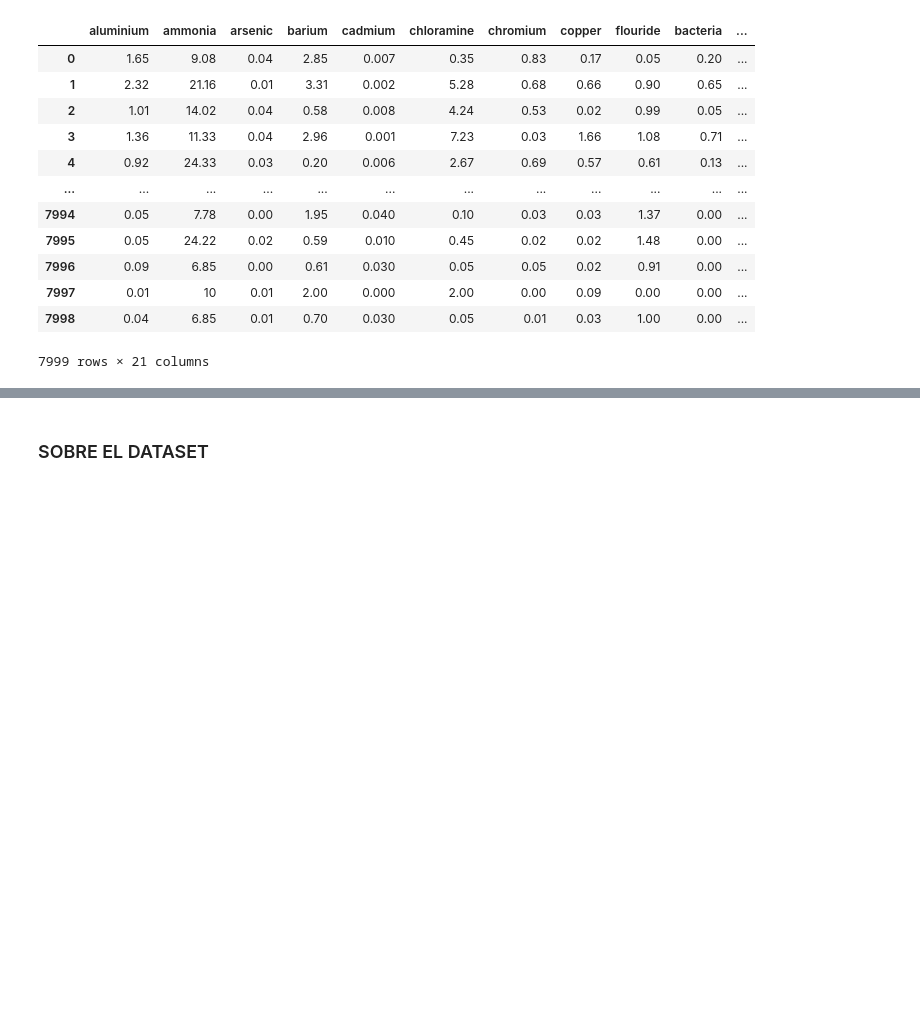
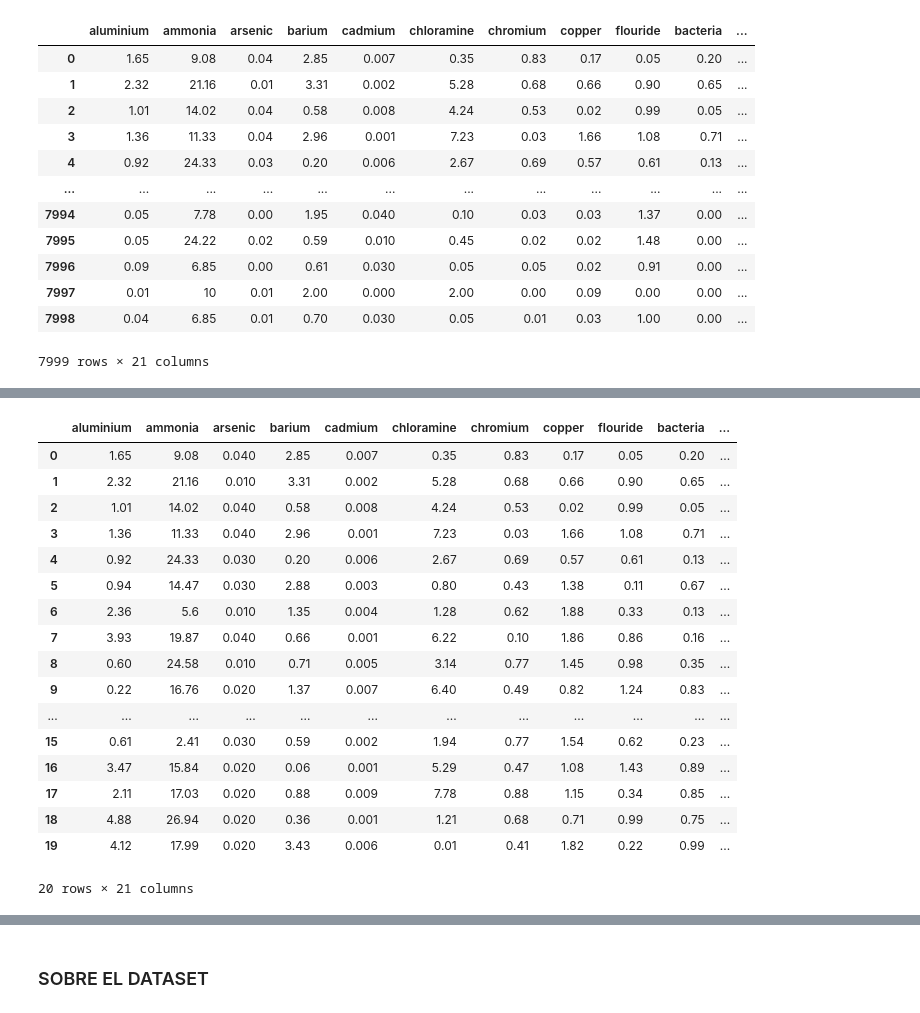
Before and after one commit to FacundoCardozo5/CoderHouse_CH-32845, a Jupyter notebook: notebooks/DatasetsCardozo.ipynb, the cells around one changed output, grey strips where cells are left out. Cells and saved outputs as stored; diff of their text form; code cells hidden in the pictures; blank space fills up the shorter version.

```diff
--- a/notebooks/DatasetsCardozo.ipynb
+++ b/notebooks/DatasetsCardozo.ipynb
@@ -25,0 +28,21 @@ df = pd.read_csv('/workspaces/CoderHouse_CH-32845/data/raw/waterquality.csv')
+# %%
+df.head(20)
+# %% [output]
+|  | aluminium | ammonia | arsenic | barium | cadmium | chloramine | chromium | copper | flouride | bacteria | ... |
+| 0 | 1.65 | 9.08 | 0.040 | 2.85 | 0.007 | 0.35 | 0.83 | 0.17 | 0.05 | 0.20 | ... |
+| 1 | 2.32 | 21.16 | 0.010 | 3.31 | 0.002 | 5.28 | 0.68 | 0.66 | 0.90 | 0.65 | ... |
+| 2 | 1.01 | 14.02 | 0.040 | 0.58 | 0.008 | 4.24 | 0.53 | 0.02 | 0.99 | 0.05 | ... |
+| 3 | 1.36 | 11.33 | 0.040 | 2.96 | 0.001 | 7.23 | 0.03 | 1.66 | 1.08 | 0.71 | ... |
+| 4 | 0.92 | 24.33 | 0.030 | 0.20 | 0.006 | 2.67 | 0.69 | 0.57 | 0.61 | 0.13 | ... |
+| 5 | 0.94 | 14.47 | 0.030 | 2.88 | 0.003 | 0.80 | 0.43 | 1.38 | 0.11 | 0.67 | ... |
+| 6 | 2.36 | 5.6 | 0.010 | 1.35 | 0.004 | 1.28 | 0.62 | 1.88 | 0.33 | 0.13 | ... |
+| 7 | 3.93 | 19.87 | 0.040 | 0.66 | 0.001 | 6.22 | 0.10 | 1.86 | 0.86 | 0.16 | ... |
+| 8 | 0.60 | 24.58 | 0.010 | 0.71 | 0.005 | 3.14 | 0.77 | 1.45 | 0.98 | 0.35 | ... |
+| 9 | 0.22 | 16.76 | 0.020 | 1.37 | 0.007 | 6.40 | 0.49 | 0.82 | 1.24 | 0.83 | ... |
+| ... | ... | ... | ... | ... | ... | ... | ... | ... | ... | ... | ... |
+| 15 | 0.61 | 2.41 | 0.030 | 0.59 | 0.002 | 1.94 | 0.77 | 1.54 | 0.62 | 0.23 | ... |
+| 16 | 3.47 | 15.84 | 0.020 | 0.06 | 0.001 | 5.29 | 0.47 | 1.08 | 1.43 | 0.89 | ... |
+| 17 | 2.11 | 17.03 | 0.020 | 0.88 | 0.009 | 7.78 | 0.88 | 1.15 | 0.34 | 0.85 | ... |
+| 18 | 4.88 | 26.94 | 0.020 | 0.36 | 0.001 | 1.21 | 0.68 | 0.71 | 0.99 | 0.75 | ... |
+| 19 | 4.12 | 17.99 | 0.020 | 3.43 | 0.006 | 0.01 | 0.41 | 1.82 | 0.22 | 0.99 | ... |
+20 rows × 21 columns
```
Also changed, not shown: parts of 8 cells of this notebook.
